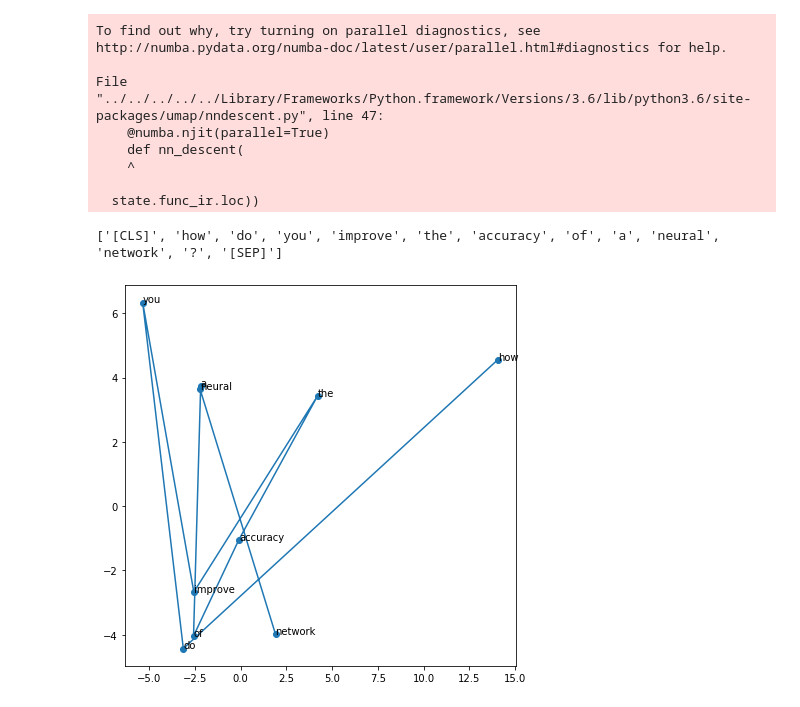
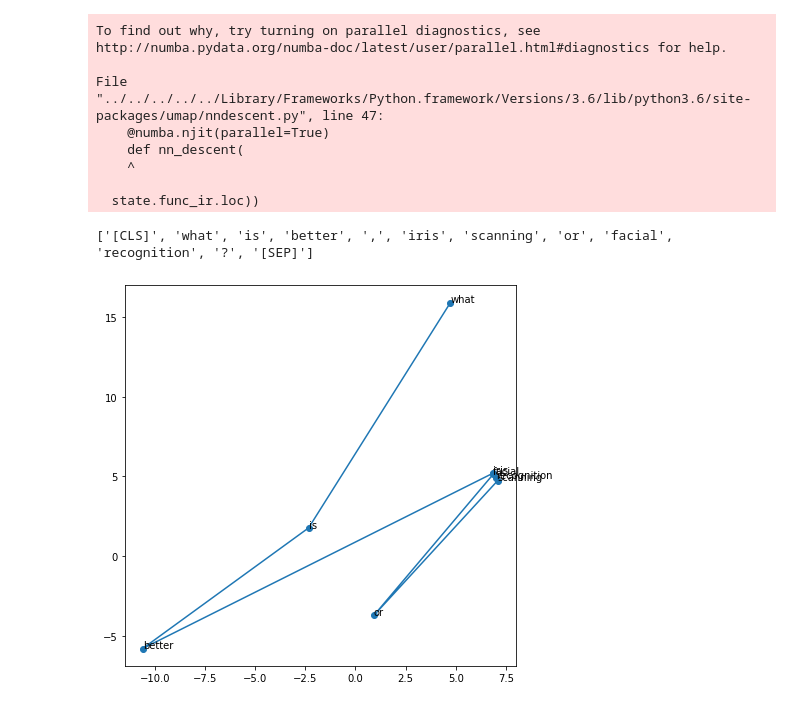
Before and after one commit to sergicastellasape/transformers, a Jupyter notebook: SciBert-playground-2.ipynb, the cells around one changed output. Saved outputs shown, nothing was run; the diff lists cells and outputs as text; code cells hidden in the pictures.

```diff
--- a/SciBert-playground-2.ipynb
+++ b/SciBert-playground-2.ipynb
@@ -532,9 +571,9 @@ File "../../../../../Library/Frameworks/Python.framework/Versions/3.6/lib/python
 
   state.func_ir.loc))
 # %%
-sentence = bert_sentences[42]
+sentence = bert_sentences[182]
 print(sentence.summary['input_tokens'])
 sentence.visualize_sentence_shape(fit_context, figsize=(7, 7))
 # %% [output]
-['[CLS]', 'how', 'do', 'you', 'improve', 'the', 'accuracy', 'of', 'a', 'neural', 'network', '?', '[SEP]']
+['[CLS]', 'what', 'is', 'better', ',', 'iris', 'scanning', 'or', 'facial', 'recognition', '?', '[SEP]']
-[figure, old version]
+[figure, new version]
```
Also changed, not shown: parts of 10 cells of this notebook.
